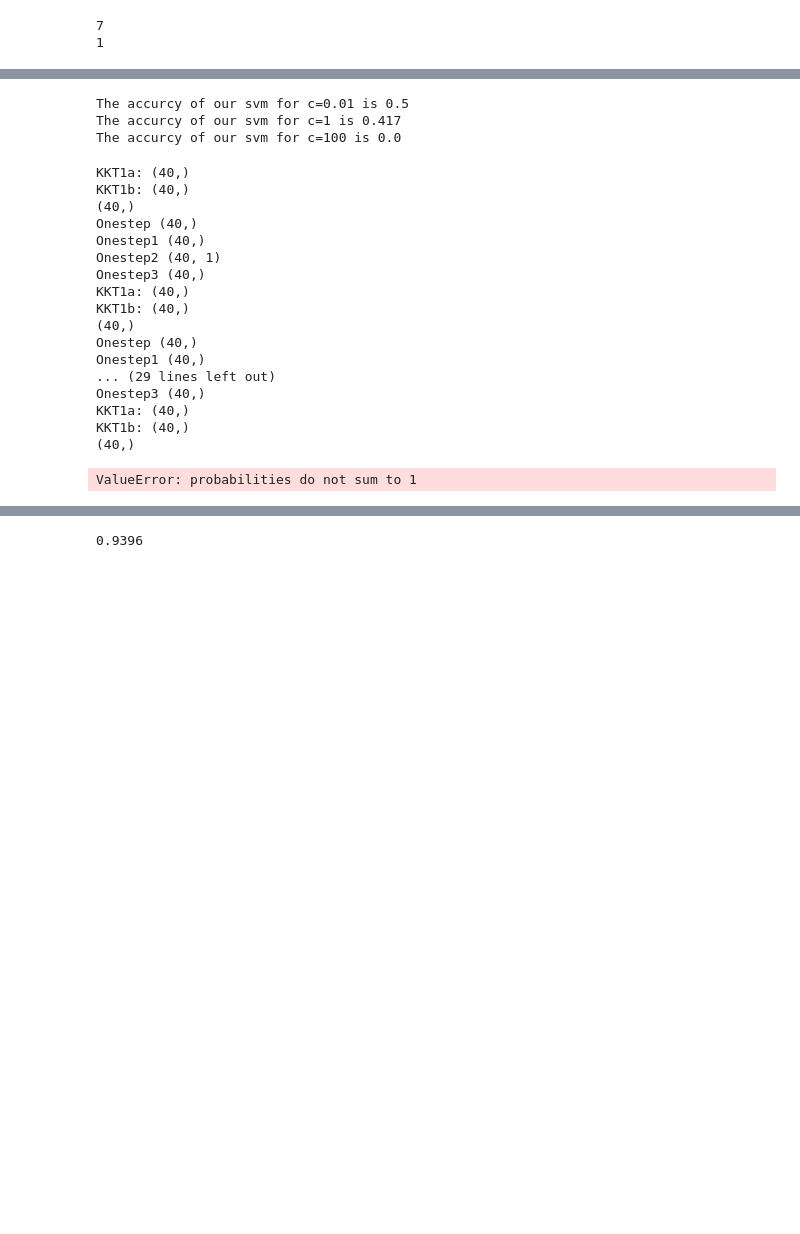
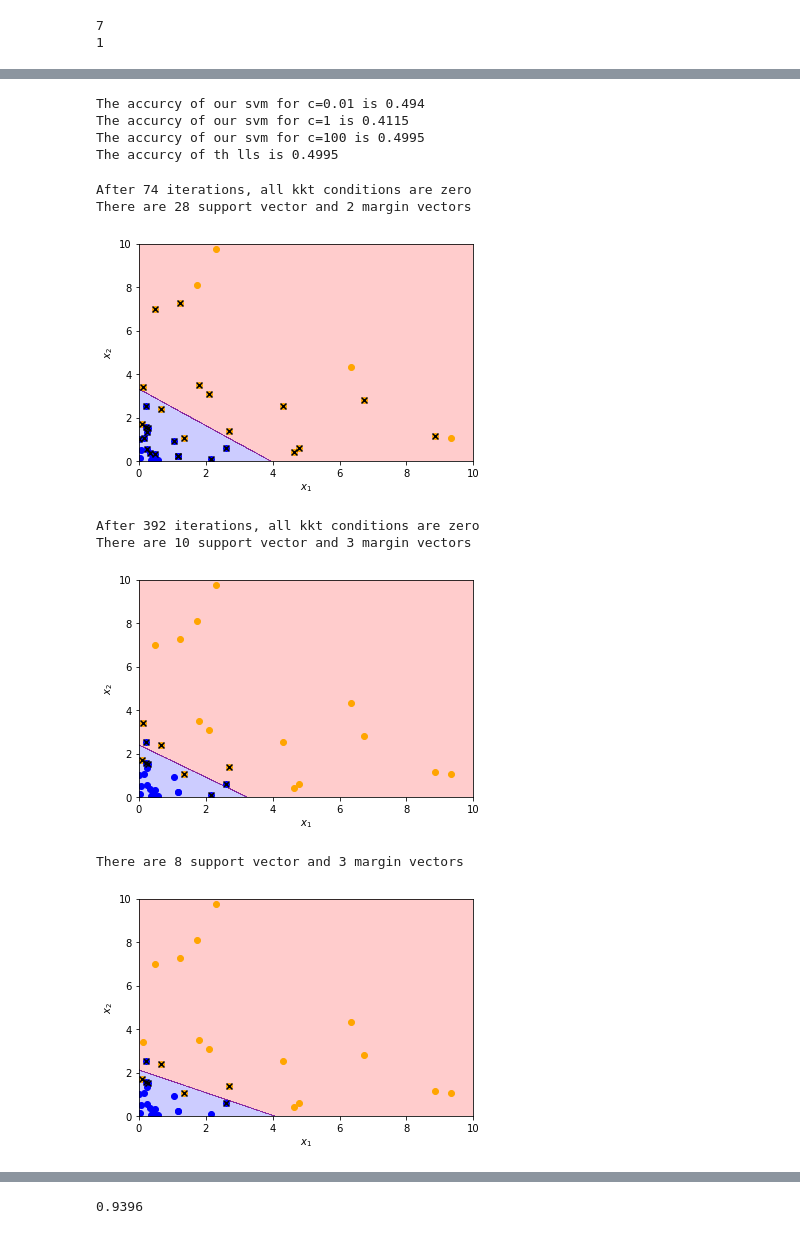
Before and after one commit to Janos95/lab_sheets, a Jupyter notebook: sheet2.ipynb, the cells around one changed output, grey strips where cells are left out. Cells and saved outputs as stored; diff of their text form; code cells hidden in the pictures; blank space fills up the shorter version.

```diff
--- a/sheet2.ipynb
+++ b/sheet2.ipynb
@@ -157,58 +171,52 @@ y_test = np.append(-np.ones(1000),np.ones(1000))
 for clf, c in zip(clfs, [0.01, 1, 100]):
     m = compute_confusion_matrix(clf.predict, x_test, y_test, 2)
     print("The accurcy of our svm for c={} is {}".format(c, np.trace(m)/2000))
+m = compute_confusion_matrix(lls_predict, x_test, y_test, 2)
+print("The accurcy of th lls is {}".format(np.trace(m)/2000))
 # %% [output]
-The accurcy of our svm for c=0.01 is 0.5
-The accurcy of our svm for c=1 is 0.417
-The accurcy of our svm for c=100 is 0.0
+The accurcy of our svm for c=0.01 is 0.494
+The accurcy of our svm for c=1 is 0.4115
+The accurcy of our svm for c=100 is 0.4995
+The accurcy of th lls is 0.4995
 # %%
 def SMO_KKT(clf):
-    for _ in range(10000):
+    for it in range(10000):
         kkt = clf.KKT()
-        print(kkt.shape)
-        positive_kkt = np.argwhere(kkt > 0).reshape(-1)
-        if(positive_kkt.size == 0):
+        i = np.argmax(kkt)
+        if(kkt[i] == 0):
+            print("After {} iterations, all kkt conditions are zero".format(it))
+            clf.b = clf.b - np.mean(np.extract(clf.beta > 0, clf.fx - clf.y))
             return
-        i = positive_kkt[0]
         mv = np.argwhere((clf.beta > 0) & (clf.C > clf.beta)).reshape(-1)
-        #mv_i = [mv != i]
         if(np.sum(mv != i) > 0):
-            j = np.random.choice(mv, 1, p = (mv != i)/(mv.size - 1))
+            mv_i = mv != i
+            j = np.random.choice(mv, 1, p = mv_i/np.sum(mv_i))
         else:
-            n = np.arange(kkt.shape[0])
-            j = np.random.choice(n, 1, p = np.not_equal(n,i)/(n.size-1))
+            n_i = np.arange(kkt.shape[0]) != i
+            j = np.random.choice(np.arange(kkt.shape[0]), 1, p = n_i/np.sum(n_i))
         clf.OneStep(i,j)
     clf.b = clf.b - np.mean(np.extract(clf.beta > 0, clf.fx - clf.y))
 
 clfs = []
 for c in [0.01, 1, 100]:
     clf = Classifier(x, y, c)
     SMO_KKT(clf)
     sv = x[np.argwhere(clf.beta > 0).reshape(-1)]
     mv = x[np.argwhere( (c > clf.beta) & (clf.beta > 0)).reshape(-1)]
     print("There are {} support vector and {} margin vectors".format(sv.shape[0],mv.shape[0]))
     PlotContourLine(clf.predict)
     plt.scatter(x[:20,0],x[:20,1], c='orange')
     plt.scatter(x[20:,0],x[20:,1],c='blue')
     plt.scatter(sv[:,0],sv[:,1], c='black', marker='x')
+    plt.scatter(mv[:,0],mv[:,1], c='white', marker='x')
     plt.show()
     clfs.append(clf)
 # %% [output]
-KKT1a: (40,)
-KKT1b: (40,)
-(40,)
-Onestep (40,)
-Onestep1 (40,)
-Onestep2 (40, 1)
-Onestep3 (40,)
-KKT1a: (40,)
-KKT1b: (40,)
-(40,)
-Onestep (40,)
-Onestep1 (40,)
-... (29 lines left out)
-Onestep3 (40,)
-KKT1a: (40,)
-KKT1b: (40,)
-(40,)
+After 74 iterations, all kkt conditions are zero
+There are 28 support vector and 2 margin vectors
+[figure, added]
-ValueError: probabilities do not sum to 1
+After 392 iterations, all kkt conditions are zero
+There are 10 support vector and 3 margin vectors
+[figure, added]
+There are 8 support vector and 3 margin vectors
+[figure, added]
```
Also changed, not shown: parts of 8 cells of this notebook.
